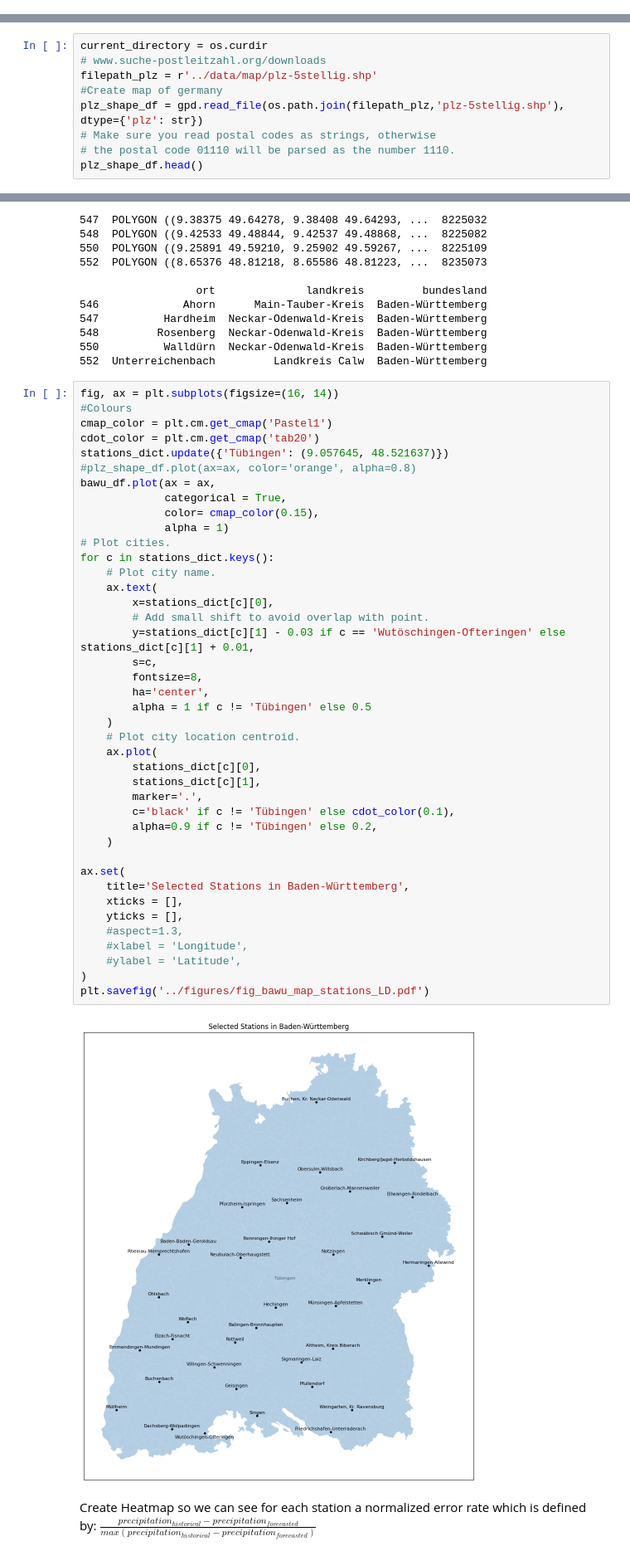
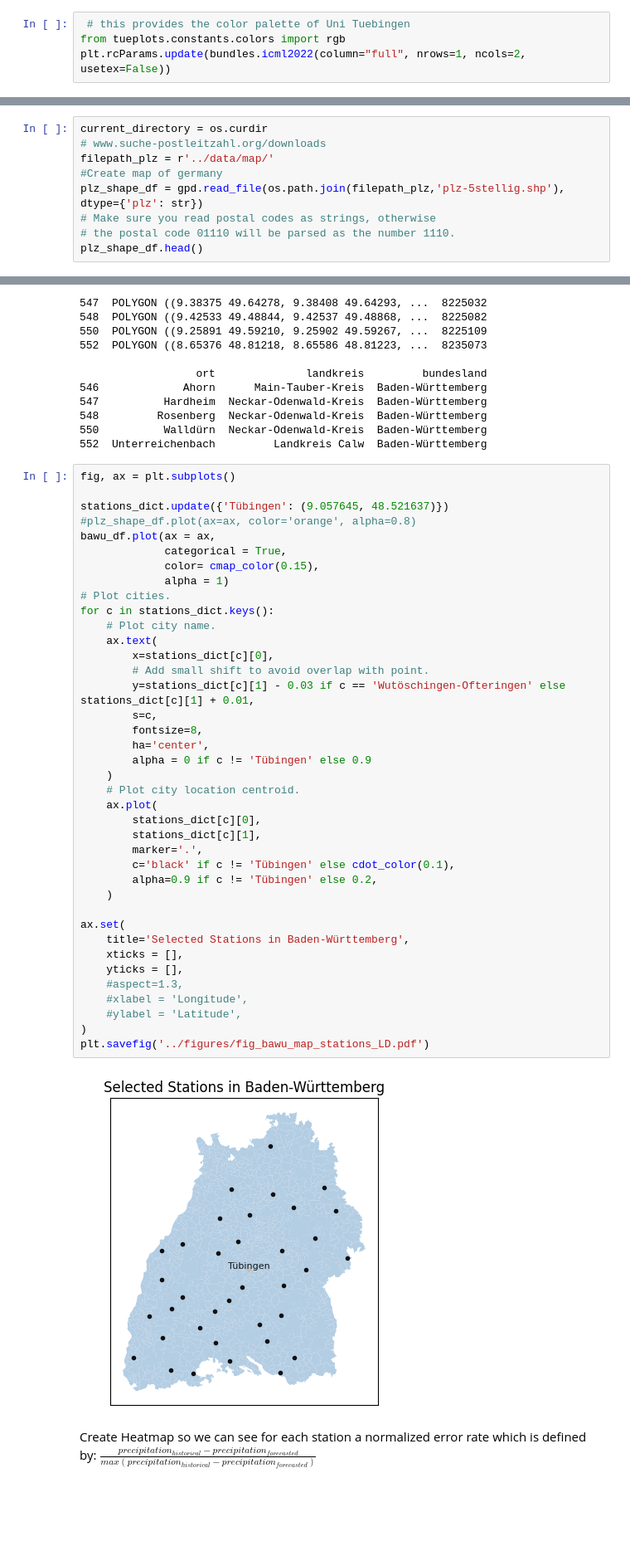
Before and after one commit to RobinU434/DataLiteracy, a Jupyter notebook: studies/11_01_24_LD_fig_BaWu_stations.ipynb, the cells around one changed output, grey strips where cells are left out. Shown at 83% size. Cells and saved outputs as stored; diff of their text form; blank space fills up the shorter version.

Commit message:
Poetry added tueplots and plots in LD

```diff
--- a/studies/11_01_24_LD_fig_BaWu_stations.ipynb
+++ b/studies/11_01_24_LD_fig_BaWu_stations.ipynb
@@ -7,0 +14,4 @@ import numpy as np
+# %%
+ # this provides the color palette of Uni Tuebingen
+from tueplots.constants.colors import rgb
+plt.rcParams.update(bundles.icml2022(column="full", nrows=1, ncols=2, usetex=False))
@@ -45,7 +57,7 @@ array([ 4189,   257, 13965,   755,   757,  5688,  1197,  1214,  1224,
 # %%
 current_directory = os.curdir
 # www.suche-postleitzahl.org/downloads
-filepath_plz = r'../data/map/plz-5stellig.shp'
+filepath_plz = r'../data/map/'
 #Create map of germany
 plz_shape_df = gpd.read_file(os.path.join(filepath_plz,'plz-5stellig.shp'), dtype={'plz': str})
 # Make sure you read postal codes as strings, otherwise
@@ -121,10 +133,8 @@ print(bawu_df.head())
 550          Walldürn  Neckar-Odenwald-Kreis  Baden-Württemberg
 552  Unterreichenbach         Landkreis Calw  Baden-Württemberg
 # %%
-fig, ax = plt.subplots(figsize=(16, 14))
-#Colours
-cmap_color = plt.cm.get_cmap('Pastel1')
-cdot_color = plt.cm.get_cmap('tab20')
+fig, ax = plt.subplots()
+
 stations_dict.update({'Tübingen': (9.057645, 48.521637)})
 #plz_shape_df.plot(ax=ax, color='orange', alpha=0.8)
 bawu_df.plot(ax = ax,
@@ -134,35 +144,35 @@ bawu_df.plot(ax = ax,
 # Plot cities.
 for c in stations_dict.keys():
     # Plot city name.
     ax.text(
         x=stations_dict[c][0],
         # Add small shift to avoid overlap with point.
         y=stations_dict[c][1] - 0.03 if c == 'Wutöschingen-Ofteringen' else stations_dict[c][1] + 0.01,
         s=c,
         fontsize=8,
         ha='center',
-        alpha = 1 if c != 'Tübingen' else 0.5
+        alpha = 0 if c != 'Tübingen' else 0.9
     )
     # Plot city location centroid.
     ax.plot(
         stations_dict[c][0],
         stations_dict[c][1],
         marker='.',
         c='black' if c != 'Tübingen' else cdot_color(0.1),
         alpha=0.9 if c != 'Tübingen' else 0.2,
     )
 
 ax.set(
     title='Selected Stations in Baden-Württemberg',
     xticks = [],
     yticks = [],
     #aspect=1.3,
     #xlabel = 'Longitude',
     #ylabel = 'Latitude',
 )
 plt.savefig('../figures/fig_bawu_map_stations_LD.pdf')
 # %% [output]
-[figure, old version]
+[figure, new version]
 # %% [markdown]
 Create Heatmap so we can see for each station a normalized error rate which is defined by:
 $ \frac{precipitation_{historical}- precipitation_{forecasted}}{max(precipitation_{historical}- precipitation_{forecasted})}$
```
Also changed, not shown: parts of 8 cells of this notebook, 3 other files.
